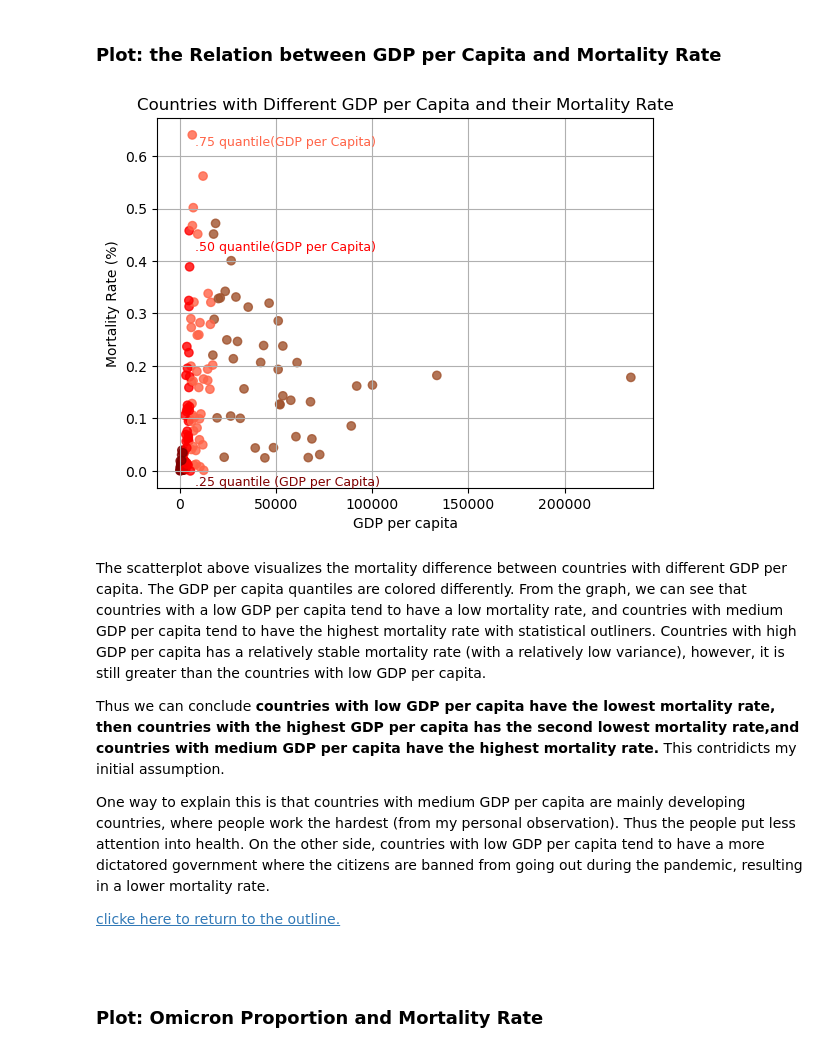
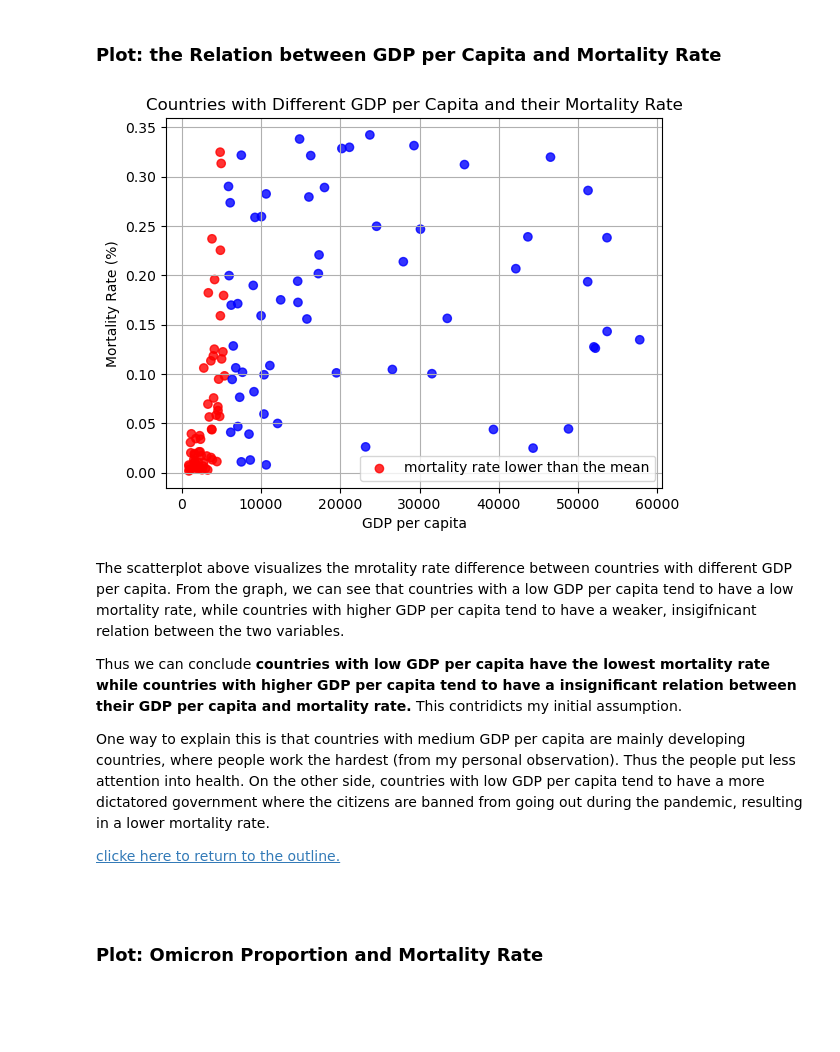
Before and after one commit to robinasaki/Analyzing-the-COVID-19-Mortality-Rate-with-respect-to-Different-Variables, a Jupyter notebook: Analyzing the COVID-19 Mortality Rate with respect to Different Variables.ipynb, the cells around one changed output. Cells and saved outputs as stored; diff of their text form; code cells hidden in the pictures; blank space fills up the shorter version.

```diff
--- a/Analyzing the COVID-19 Mortality Rate with respect to Different Variables.ipynb
+++ b/Analyzing the COVID-19 Mortality Rate with respect to Different Variables.ipynb
@@ -808,31 +803,39 @@ Thus let us move further into the relation between **GDP per capita** and the **
 # %%
 ### give scatterplot
 
 fig, ax = plt.subplots()
 
 # GDP per capita quantiles
 quantile25 = country_death_population_GDP['GDP per Capita'].quantile(.25)
 quantile50 = country_death_population_GDP['GDP per Capita'].quantile(.50)
 quantile75 = country_death_population_GDP['GDP per Capita'].quantile(.75)
 
-colors = ['maroon' if i<quantile25 else 'red' if i<quantile50 else 'tomato' if i<quantile75 else 'sienna' for i in country_death_population_GDP['GDP per Capita']]
-plt.scatter(x=country_death_population_GDP['GDP per Capita'], y=country_death_population_GDP['Mortality Rate (%)'], color=colors,alpha=0.8)
+# drop the outliners
+country_death_population_GDP_2 = country_death_population_GDP.sort_values('Mortality Rate (%)', ascending=False).reset_index(drop=True).drop(
+    index=[0,1,2,3,4,5,6,7,8,9,10])
+country_death_population_GDP_2 = country_death_population_GDP_2.sort_values('Mortality Rate (%)').reset_index(drop=True).drop(
+    index=[0,1,2,3,4,5,6,7,8,9,10])
+country_death_population_GDP_2 = country_death_population_GDP_2.sort_values('GDP per Capita', ascending=False).reset_index(drop=True).drop(
+    index=[0,1,2,3,4,5,6,7,8,9,10])
+country_death_population_GDP_2 = country_death_population_GDP_2.sort_values('GDP per Capita').reset_index(drop=True).drop(
+    index=[0,1,2,3,4,5,6,7,8,9,10])
 
+colors = ['r' if i<quantile50 else 'b' for i in country_death_population_GDP_2['GDP per Capita']]
+plot = plt.scatter(x=country_death_population_GDP_2['GDP per Capita'], y=country_death_population_GDP_2['Mortality Rate (%)'], color=colors,alpha=0.8)
+ax.set_label('123')
 ax.grid(True)
 ax.set_xlabel('GDP per capita')
 ax.set_ylabel('Mortality Rate (%)')
-ax.text(8000,0.62,'.75 quantile(GDP per Capita)',color='tomato', size=9)
-ax.text(8000,0.42,'.50 quantile(GDP per Capita)',color='red', size=9)
-ax.text(8000,-0.028,'.25 quantile (GDP per Capita)',color='maroon', size=9)
 
+ax.legend([plot],['mortality rate lower than the mean'])
 plt.title('Countries with Different GDP per Capita and their Mortality Rate')
 plt.show()
 # %% [output]
-[figure, old version]
+[figure, new version]
 # %% [markdown]
-The scatterplot above visualizes the mortality difference between countries with different GDP per capita. The GDP per capita quantiles are colored differently. From the graph, we can see that countries with a low GDP per capita tend to have a low mortality rate, and countries with medium GDP per capita tend to have the highest mortality rate with statistical outliners. Countries with high GDP per capita has a relatively stable mortality rate (with a relatively low variance), however, it is still greater than the countries with low GDP per capita.
+The scatterplot above visualizes the mrotality rate difference between countries with different GDP per capita. From the graph, we can see that countries with a low GDP per capita tend to have a low mortality rate, while countries with higher GDP per capita tend to have a weaker, insigifnicant relation between the two variables.
 
-Thus we can conclude **countries with low GDP per capita have the lowest mortality rate, then countries with the highest GDP per capita has the second lowest mortality rate,and countries with medium GDP per capita have the highest mortality rate.** This contridicts my initial assumption.
+Thus we can conclude **countries with low GDP per capita have the lowest mortality rate while countries with higher GDP per capita tend to have a insignificant relation between their GDP per capita and mortality rate.** This contridicts my initial assumption.
 
 One way to explain this is that countries with medium GDP per capita are mainly developing countries, where people work the hardest (from my personal observation). Thus the people put less attention into health. On the other side, countries with low GDP per capita tend to have a more dictatored government where the citizens are banned from going out during the pandemic, resulting in a lower mortality rate.
 
```
Also changed, not shown: parts of 43 cells of this notebook.
